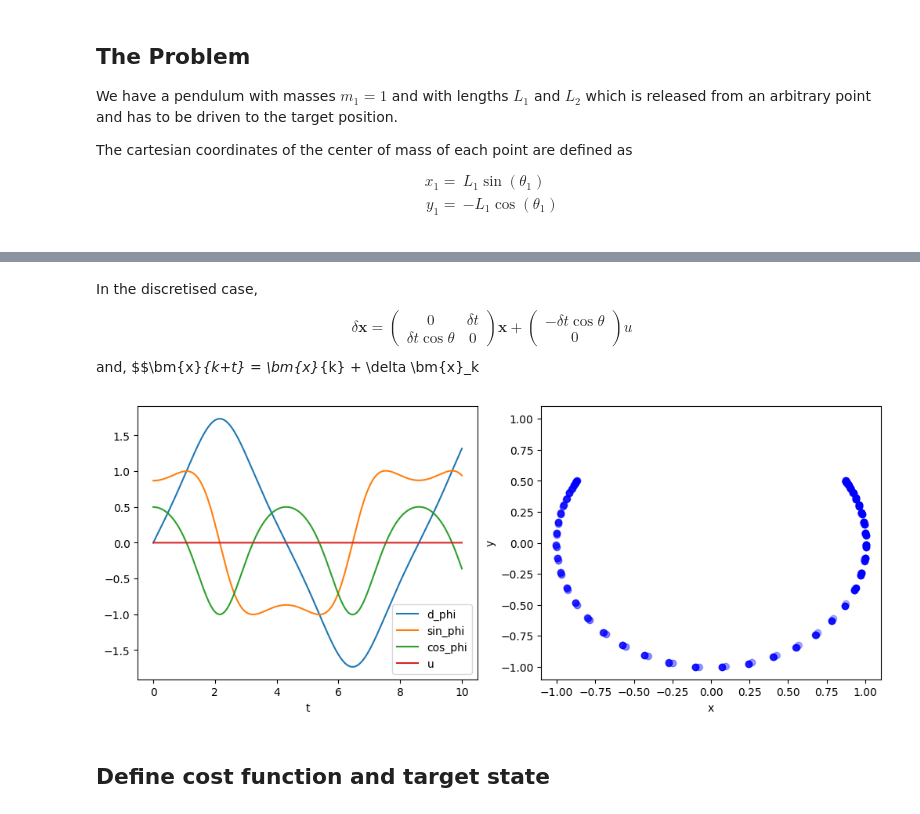
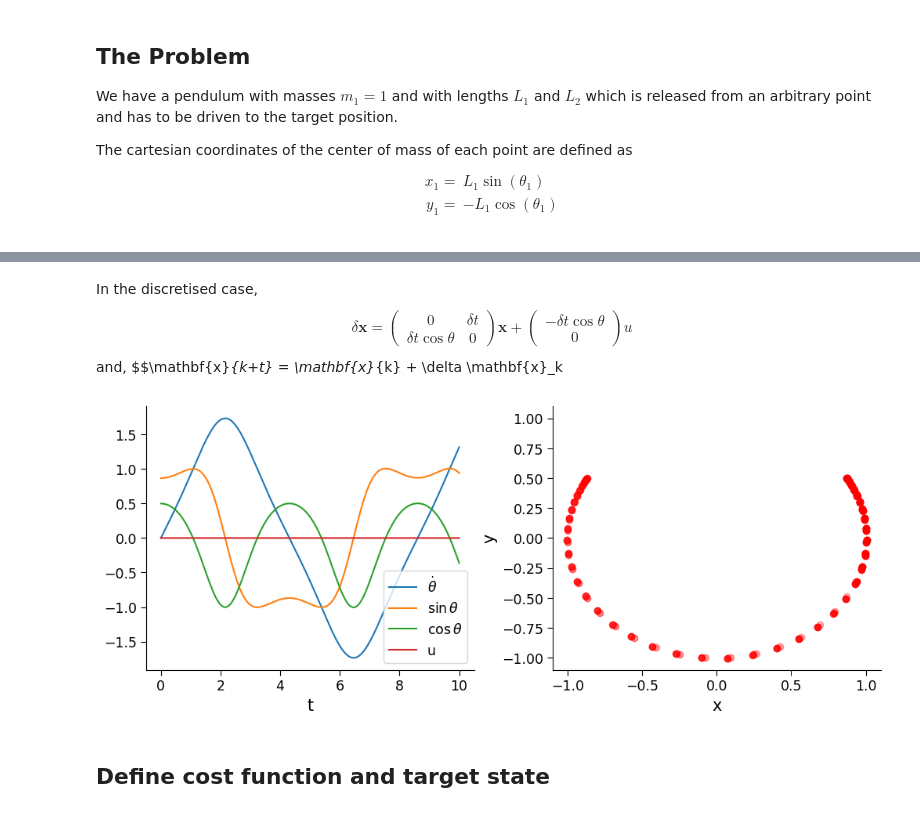
Before and after one commit to bbhaduri/diffilqrax-m1arm, a Jupyter notebook: doc/source/examples/simple_pendulum.ipynb, the cells around one changed output, grey strips where cells are left out. Saved outputs shown, nothing was run; the diff lists cells and outputs as text; code cells hidden in the pictures.

```diff
--- a/doc/source/examples/simple_pendulum.ipynb
+++ b/doc/source/examples/simple_pendulum.ipynb
@@ -67,16 +67,16 @@ $$
 # %% [markdown]
 In the discretised case,
 $$
-\delta \bm{x} =
+\delta \mathbf{x} =
 \left(\begin{matrix}
 0 & \delta t \\
 \delta t \cos \theta & 0
 \end{matrix}\right)
-\bm{x} +
+\mathbf{x} +
 \left(\begin{matrix} -\delta t\cos\theta \\ 0\end{matrix}\right) u
 $$
 and,
-$$\bm{x}_{k+t} = \bm{x}_{k} + \delta \bm{x}_k
+$$\mathbf{x}_{k+t} = \mathbf{x}_{k} + \delta \mathbf{x}_k
 # %%
 # def euler(dynamics:Callable, dt:float)->Callable:
 #     return lambda t, x, u: x + dt*dynamics(t*dt, x, u)
@@ -155,22 +155,22 @@ params = iLQRParams(x0=init_state, theta=pparams)
 u_init = jnp.zeros((dims.horizon, 1), dtype=jnp.float64)
 
 # Roll out non-linear pendulum dynamics
-opt_xs, opt_us = rollout(pendulum_step, u_init, init_state, pparams)
+init_xs, init_us = rollout(pendulum_step, u_init, init_state, pparams)
 # %%
 norm = mcolors.Normalize(vmin=tt.min(), vmax=tt.max())
 alphas = norm(tt)
 
 fig, ax = plt.subplots(1,2, figsize=(10,4), layout="constrained")
-_ = ax[0].plot(tt, opt_xs,label=['d_phi', 'sin_phi', 'cos_phi'])
-_ = ax[0].plot(tt[:-1], opt_us, label='u')
+_ = ax[0].plot(tt, init_xs,label=[r'$\dot{\theta}$', r'$\sin\theta$', r'$\cos\theta$'])
+_ = ax[0].plot(tt[:-1], init_us, label='u')
 _ = ax[0].set(xlabel='t')
 _ = ax[0].legend()
 
 for i in range(0,len(tt),100):
-    _ = ax[1].scatter(opt_xs[i:i+2,1], opt_xs[i:i+2,2], color='blue', alpha=alphas[i])
+    _ = ax[1].scatter(init_xs[i:i+2,1], init_xs[i:i+2,2], color='red', alpha=alphas[i])
 _ = ax[1].set(xlabel='x', ylabel='y', xlim=[-pparams.l-0.1, pparams.l+0.1], ylim=[-pparams.l-0.1, pparams.l+0.1])
 # %% [output]
-[figure, old version]
+[figure, new version]
 # %% [markdown]
 ## Define cost function and target state
 # %%
```
Also changed, not shown: parts of 5 cells of this notebook, 16 other files.
